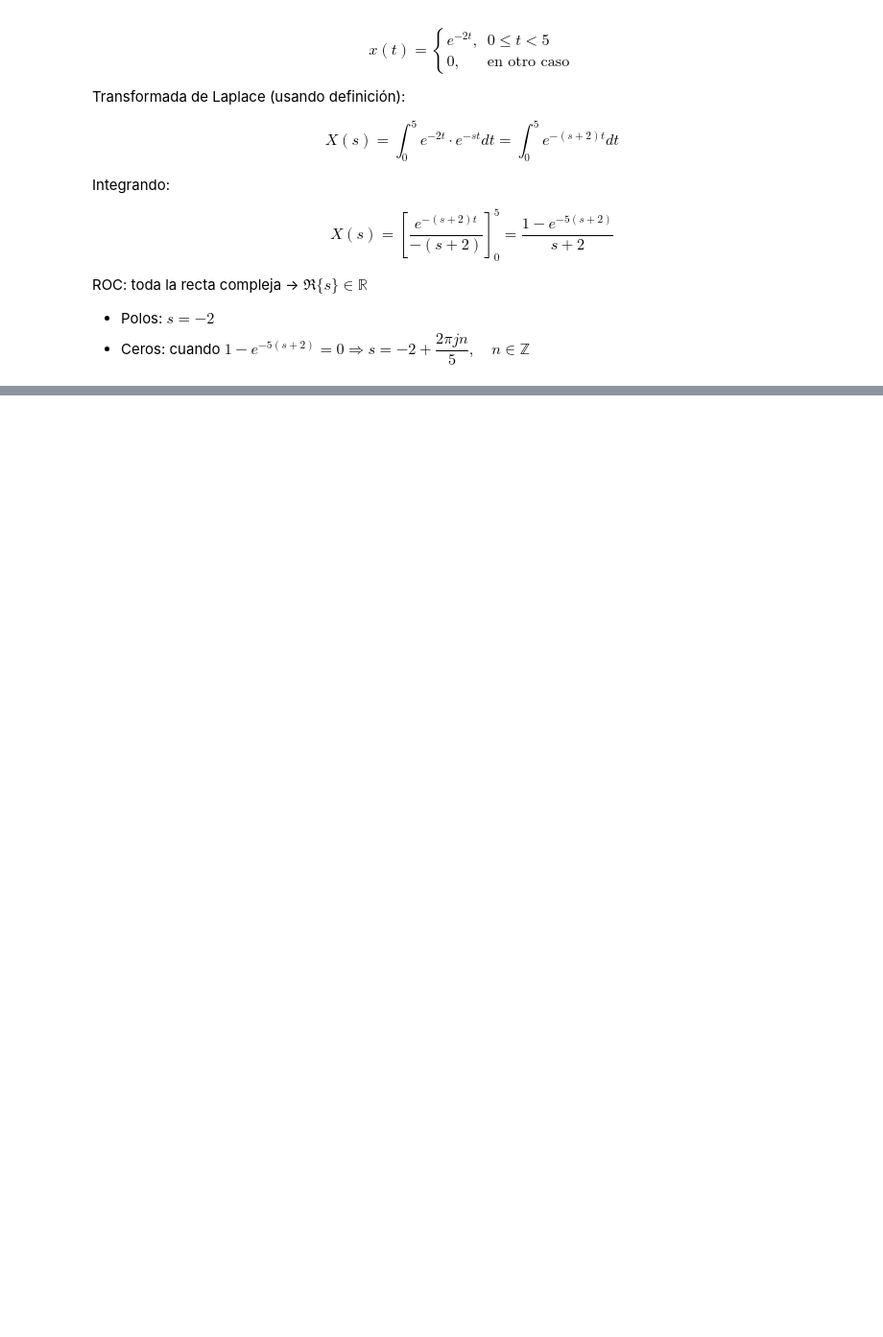
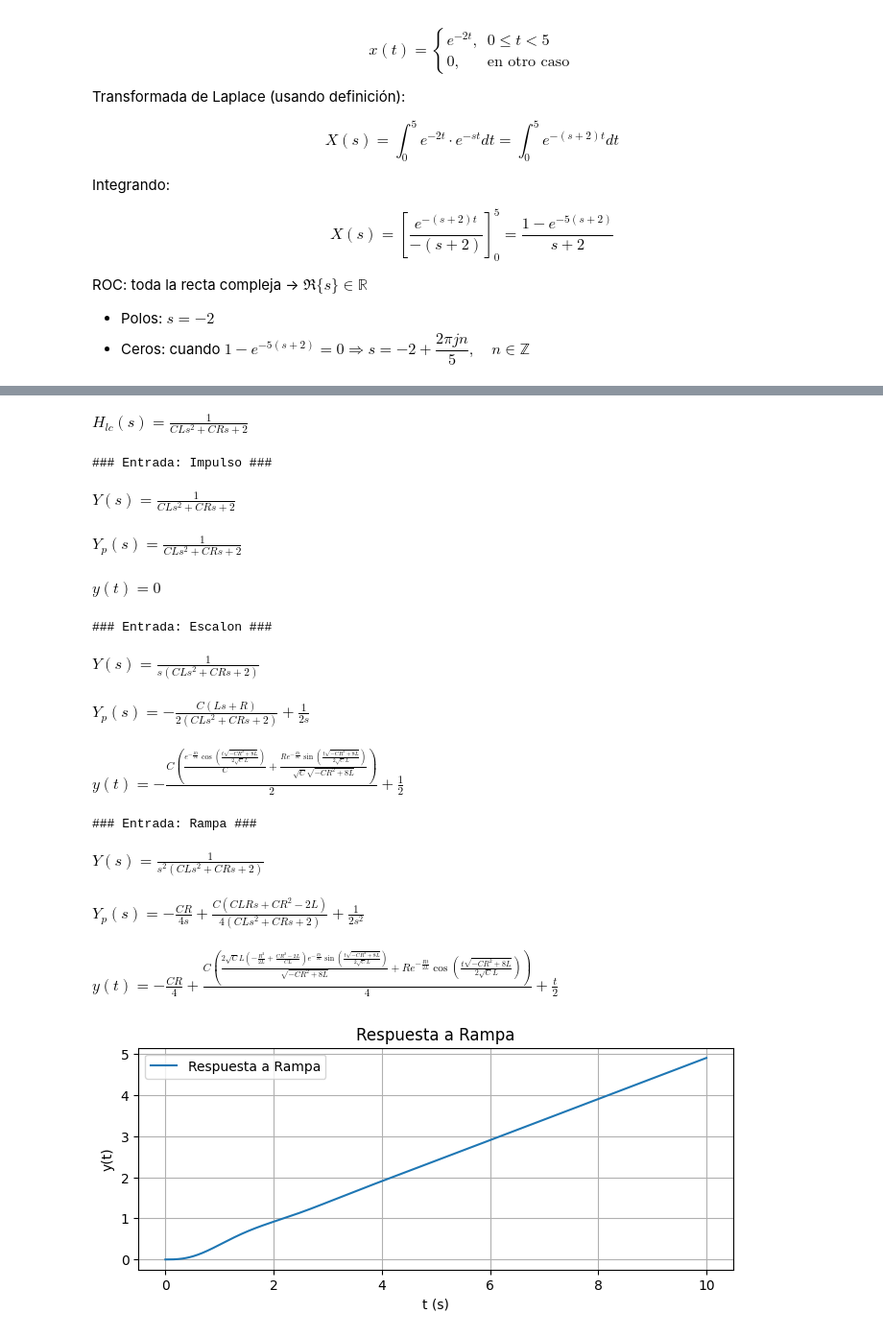
Before and after one commit to laduqueo/Senales_y_Sistemas, a Jupyter notebook: ejercicios_Laplace.ipynb, the cells around one changed output, grey strips where cells are left out. Shown: that part at 96% size. Saved outputs shown, nothing was run; the diff lists cells and outputs as text; code cells hidden in the pictures; blank space fills up the shorter version.

```diff
--- a/ejercicios_Laplace.ipynb
+++ b/ejercicios_Laplace.ipynb
@@ -887,0 +1028,80 @@ ROC: toda la recta compleja → $\Re\{s\} \in \mathbb{R}$
+# %%
+import sympy as sym
+import matplotlib.pyplot as plt
+import numpy as np
+
+# Inicialización de impresión simbólica
+sym.init_printing()
+
+# Variables simbólicas
+s, t, R, L, C = sym.symbols('s t R L C', positive=True)
+
+# Definición simbólica de la función de transferencia lazo abierto
+H_abierto = 1 / (L*C*s**2 + R*C*s + 1)
+
+# Función de transferencia en lazo cerrado: Hlc = H / (1 + H)
+H_lc_expr = sym.simplify(H_abierto / (1 + H_abierto))
+display(sym.Eq(sym.Function('H_lc')(s), H_lc_expr))
+
+# Entradas en el dominio de Laplace
+entradas = {
+    'Impulso': 1,
+    'Escalon': 1/s,
+    'Rampa': 1/s**2
+}
+
+# Valores numéricos para RLC
+RLC = {R: 1, L: 0.5, C: 0.4}
+
+# Loop para cada entrada
+for tipo, X in entradas.items():
+    print(f'\n### Entrada: {tipo} ###')
+
+    # Salida en Laplace
+    Y = sym.simplify(H_lc_expr * X)
+    display(sym.Eq(sym.Function('Y')(s), Y))
+
+    # Fracciones parciales
+    Yp = sym.apart(Y, s)
+    display(sym.Eq(sym.Function('Y_p')(s), Yp))
+
+    # Transformada inversa de Laplace
+    yt = 0
+    for j, term in enumerate(Yp.args if Yp.has(sym.Add) else [Yp]):
+        yt += sym.inverse_laplace_transform(term, s, t)
+    display(sym.Eq(sym.Function('y')(t), yt))
+
+    # Sustitución numérica de R, L, C
+    yt_num = yt.subs(RLC)
+
+f_lambdified = sym.lambdify(t, yt_num, modules='numpy')
+tt = np.linspace(0, 10, 1000)
+yy = f_lambdified(tt)
+
+# Si yy es escalar, convertirlo en array del mismo tamaño que tt
+if np.isscalar(yy):
+    yy = np.full_like(tt, yy)
+
+plt.figure(figsize=(8, 3))
+plt.plot(tt, yy, label=f'Respuesta a {tipo}')
+plt.xlabel('t (s)')
+plt.ylabel('y(t)')
+plt.title(f'Respuesta a {tipo}')
+plt.grid(True)
+plt.legend()
+plt.show()
+# %% [output]
+$\displaystyle H_{lc}{\left(s \right)} = \frac{1}{C L s^{2} + C R s + 2}$
+### Entrada: Impulso ###
+$\displaystyle Y{\left(s \right)} = \frac{1}{C L s^{2} + C R s + 2}$
+$\displaystyle Y_{p}{\left(s \right)} = \frac{1}{C L s^{2} + C R s + 2}$
+$\displaystyle y{\left(t \right)} = 0$
+### Entrada: Escalon ###
+$\displaystyle Y{\left(s \right)} = \frac{1}{s \left(C L s^{2} + C R s + 2\right)}$
+$\displaystyle Y_{p}{\left(s \right)} = - \frac{C \left(L s + R\right)}{2 \left(C L s^{2} + C R s + 2\right)} + \frac{1}{2 s}$
+$\displaystyle y{\left(t \right)} = - \frac{C \left(\frac{e^{- \frac{R t}{2 L}} \cos{\left(\frac{t \sqrt{- C R^{2} + 8 L}}{2 \sqrt{C} L} \right)}}{C} + \frac{R e^{- \frac{R t}{2 L}} \sin{\left(\frac{t \sqrt{- C R^{2} + 8 L}}{2 \sqrt{C} L} \right)}}{\sqrt{C} \sqrt{- C R^{2} + 8 L}}\right)}{2} + \frac{1}{2}$
+### Entrada: Rampa ###
+$\displaystyle Y{\left(s \right)} = \frac{1}{s^{2} \left(C L s^{2} + C R s + 2\right)}$
+$\displaystyle Y_{p}{\left(s \right)} = - \frac{C R}{4 s} + \frac{C \left(C L R s + C R^{2} - 2 L\right)}{4 \left(C L s^{2} + C R s + 2\right)} + \frac{1}{2 s^{2}}$
+$\displaystyle y{\left(t \right)} = - \frac{C R}{4} + \frac{C \left(\frac{2 \sqrt{C} L \left(- \frac{R^{2}}{2 L} + \frac{C R^{2} - 2 L}{C L}\right) e^{- \frac{R t}{2 L}} \sin{\left(\frac{t \sqrt{- C R^{2} + 8 L}}{2 \sqrt{C} L} \right)}}{\sqrt{- C R^{2} + 8 L}} + R e^{- \frac{R t}{2 L}} \cos{\left(\frac{t \sqrt{- C R^{2} + 8 L}}{2 \sqrt{C} L} \right)}\right)}{4} + \frac{t}{2}$
+[figure, added]
```
Also changed, not shown: parts of 4 cells of this notebook.
